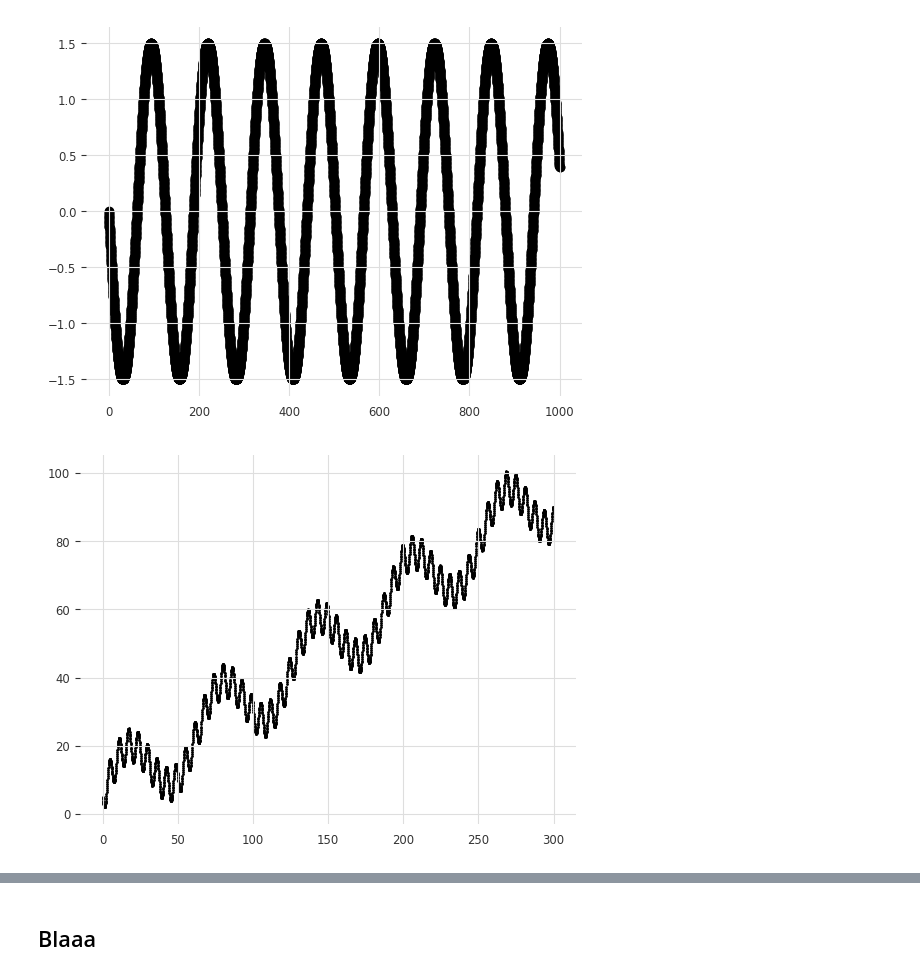
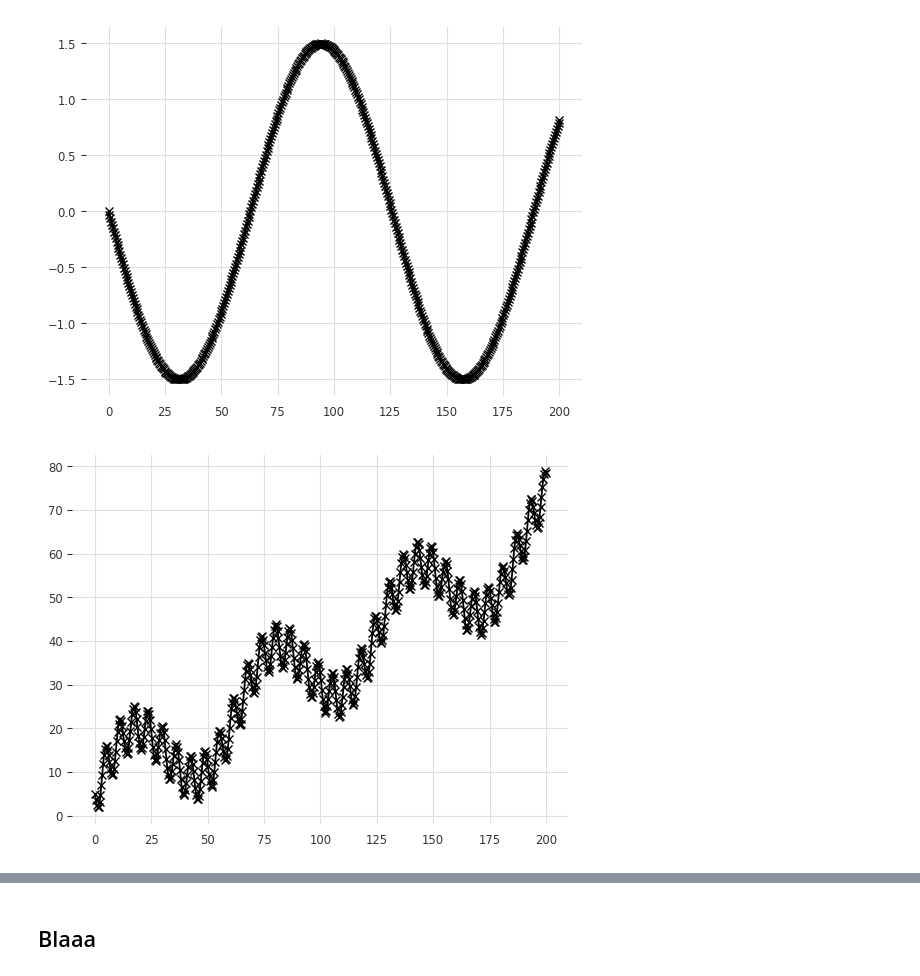
Before and after one commit to KevinArmbruster/optimal-summaries-public, a Jupyter notebook: vasopressor/explore_debugging NN.ipynb, the cells around one changed output, grey strips where cells are left out. Drawn from its saved outputs; the diff is of its cells as text; code cells hidden in the pictures.

```diff
--- a/vasopressor/explore_debugging NN.ipynb
+++ b/vasopressor/explore_debugging NN.ipynb
@@ -47,11 +56,11 @@ device(type='cuda')
 def line(x, w=0.3, b=5):
     return w*x + b
 
-time = np.linspace(0, 1000, 10000).reshape(-1,1)
+time = np.linspace(0, 200, 500).reshape(-1,1)
 
-line_series = [line(x) for x in time]
-line_series = np.array(line_series).reshape(-1,1)
+trend_series = line(time)
+trend_series = np.array(trend_series).reshape(-1,1)
 
-plt.scatter(time, line_series)
+plt.plot(time, trend_series, marker="x")
 plt.show()
 # %% [output]
@@ -59,24 +77,24 @@ plt.show()
 # %%
 
 def sine_wave(time, frequency = 1, amplitude = 1, phase = 0):
     return amplitude * np.sin(frequency * time + phase)
 
 sine_series = sine_wave(time, frequency = 0.05, amplitude = 1.5, phase = np.pi)
 
-plt.scatter(time, sine_series)
+plt.plot(time, sine_series, marker="x")
 plt.show()
 # %% [output]
-[figure, old version]
+[figure, new version]
 # %%
 
 components_series = sine_wave(time, frequency = 1, amplitude = 5, phase = np.pi) \
                 + sine_wave(time, frequency = 0.1, amplitude = 10, phase = 0) \
-                + line_series
+                + trend_series
 
-plt.scatter(time[:3000], components_series[:3000], s=1)
+plt.plot(time[:3000], components_series[:3000], marker="x")
 plt.show()
 # %% [output]
-[figure, old version]
+[figure, new version]
 # %%
 class TimeSeriesDataset(Dataset):
     def __init__(self, data, targets, T, window_stride=1, pred_len=1):
```
Also changed, not shown: parts of 10 cells of this notebook, 2 other files.
